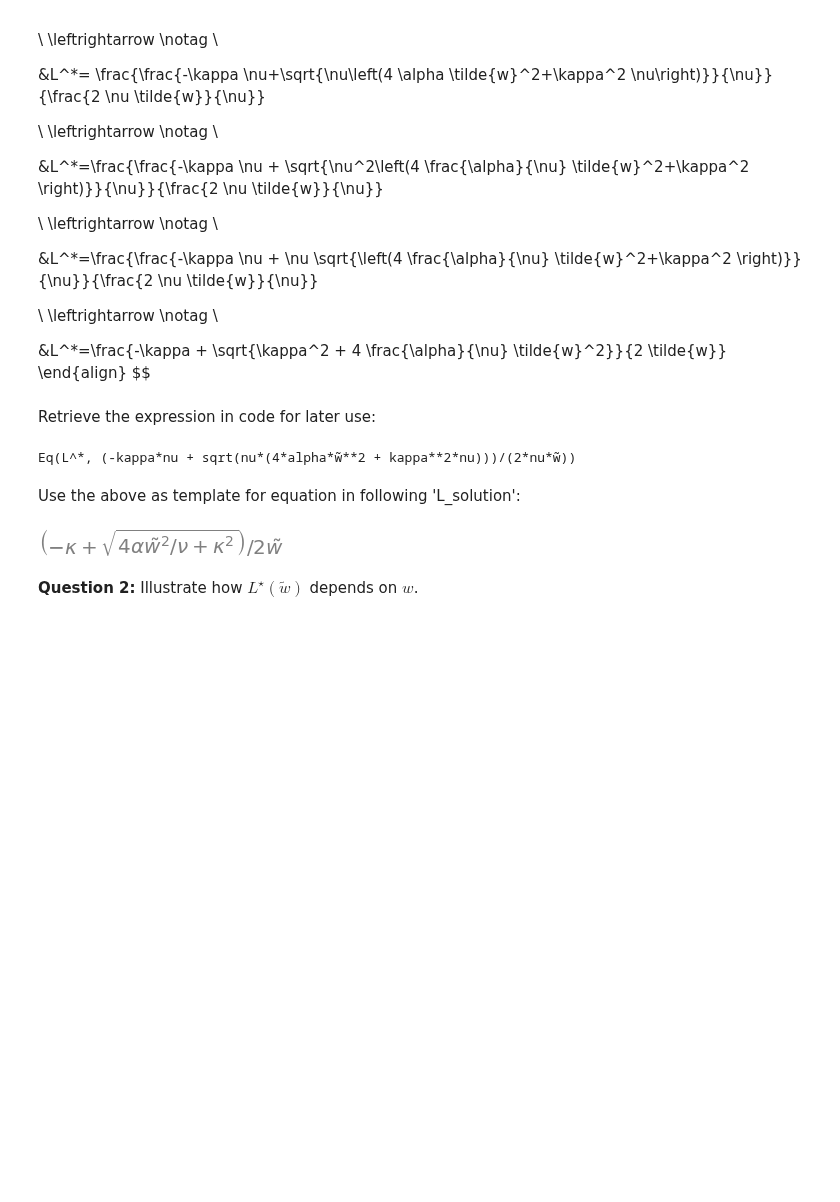
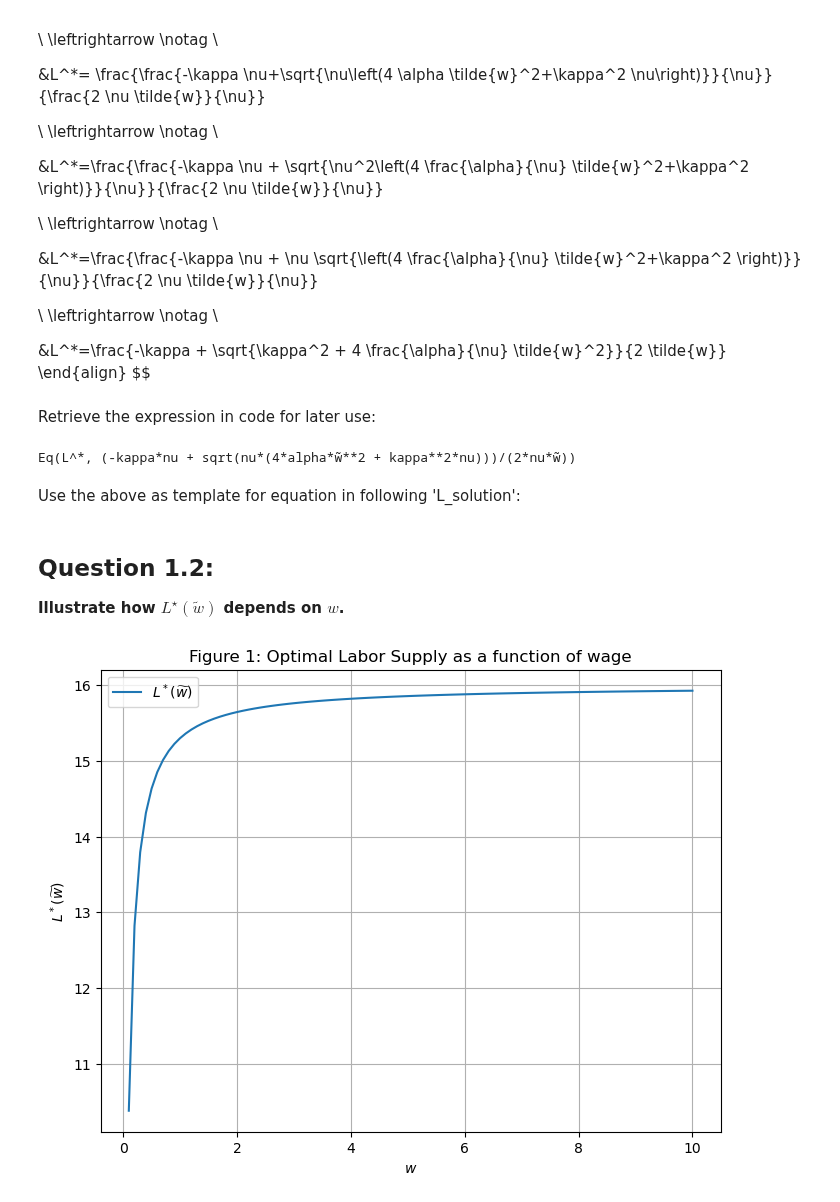
Before and after one commit to NumEconCopenhagen/projects-2023-de-slemme-programmeringsrotter, a Jupyter notebook: examproject/Oliver/Oliver Exam-2023-notebook.ipynb, the cells around one changed output. Saved outputs shown, nothing was run; the diff lists cells and outputs as text; code cells hidden in the pictures; blank space fills up the shorter version.

```diff
--- a/examproject/Oliver/Oliver Exam-2023-notebook.ipynb
+++ b/examproject/Oliver/Oliver Exam-2023-notebook.ipynb
@@ -135,8 +136,35 @@ Eq(L^*, (-kappa*nu + sqrt(nu*(4*alpha*w̃**2 + kappa**2*nu)))/(2*nu*w̃))
 # %% [markdown]
 Use the above as template for equation in following 'L_solution':
 # %%
-(-kappa + sm.sqrt((4*(alpha/nu)*w_tilde**2 + kappa**2)))/(2*w_tilde)
+def calculate_L_solution(w, tau, kappa, alpha, nu):
+    w_tilde = (1 - tau) * w
+    L_solution = (-kappa + np.sqrt((4*(alpha/nu)*w_tilde**2 + kappa**2))) / (2 * w_tilde)
+
+    return L_solution
-# %% [output]
-[figure, removed]
 # %% [markdown]
-**Question 2:** Illustrate how $L^{\star}(\tilde{w})$ depends on $w$.
+## **Question 1.2:**
+**Illustrate how $L^{\star}(\tilde{w})$ depends on $w$.**
+# %%
+w = 1.0
+tau = 0.3
+kappa = 1.0
+alpha = 0.5
+nu = 1 / (2 * 16 ** 2)
+
+# Create an array of w values
+w_values = np.linspace(0.1, 10, 100)  # Adjust the range and the number of points as needed
+
+# Compute corresponding L values
+L_values = calculate_L_solution(w_values, tau, kappa, alpha, nu)
+w = 1.0
+# Create the plot
+plt.figure(figsize=(8,6))
+plt.plot(w_values, L_values, label='$L^*(\widetilde{w})$')
+plt.xlabel('$w$')
+plt.ylabel('$L^*(\widetilde{w})$')
+plt.title('Figure 1: Optimal Labor Supply as a function of wage')
+plt.legend()
+plt.grid(True)
+plt.show()
+# %% [output]
+[figure, added]
```
Also changed, not shown: parts of 62 cells of this notebook.
